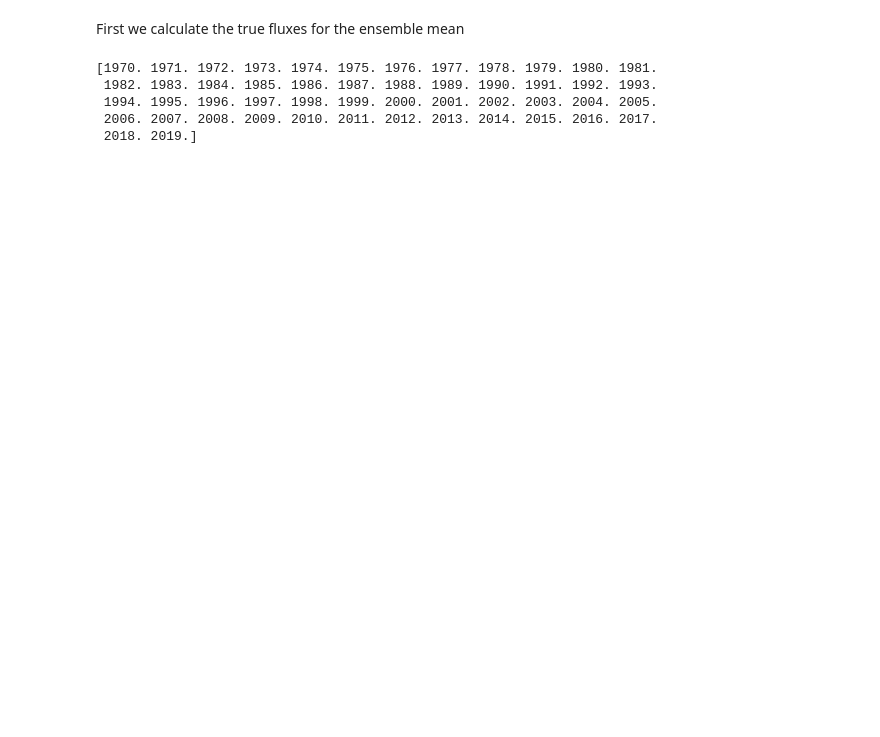
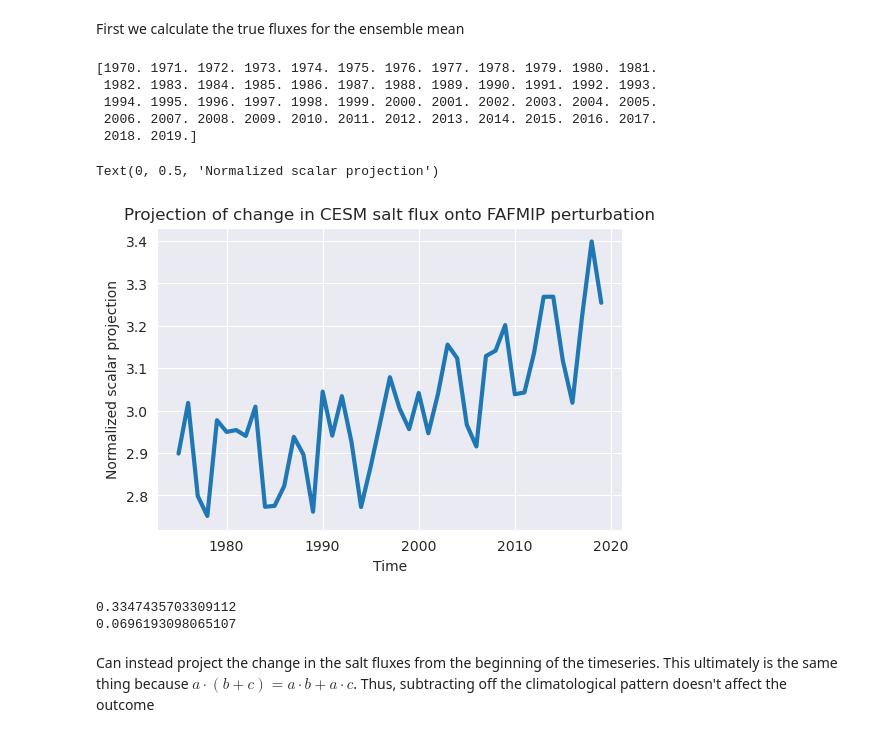
Before and after one commit to aurora-bf/freshwater_flux_linresp, a Jupyter notebook: model_tests/true_freshwater_fluxes.ipynb, the cells around one changed output. Cells and saved outputs as stored; diff of their text form; code cells hidden in the pictures; blank space fills up the shorter version.

Commit message:
updated notebook, true fluxes

```diff
--- a/model_tests/true_freshwater_fluxes.ipynb
+++ b/model_tests/true_freshwater_fluxes.ipynb
@@ -82,4 +82,5 @@ area_wfo=xr.DataArray(area,dims=["latitude","longitude"],coords=[wfo.latitude,wf
 ds_out = xe.util.grid_global(1, 1)
 regridder_wfo= xe.Regridder(wfo, ds_out, "bilinear",periodic=True)
 wfo = regridder_wfo(wfo)
+wfo=wfo.rename({'y': 'latitude','x': 'longitude'})
 wfo=wfo.assign_coords(latitude=wfo.lat[:,0],longitude=wfo.lon[0,:])
@@ -87,0 +87,53 @@ wfo=wfo.assign_coords(latitude=wfo.lat[:,0],longitude=wfo.lon[0,:])
+# %%
+#now we want to compute the projection of cesm fluxes onto the fafmip perturbation field
+
+y=np.reshape(wfo.mean('time')*area.where(area.latitude<65),(1,180*360)) #reshape the perturbation field to be a vector
+
+proj=np.empty(50)
+err=np.empty(50)
+for i in range(0,50):
+    x=np.reshape(salt_flux_avg_1970to2019[i*12:(i+1)*12,:,:].mean('time')*area.where(area.latitude<65),(1,180*360))
+    proj[i]=np.nansum(x*y)/(np.nansum(y*y))
+    err[i]=(np.nansum(np.abs(proj[i]*y)))/(np.nansum(np.abs(x-proj[i]*y))) #portion of cesm salt flux explained by projection divided by proportion of salt flux explained by rejection. come back to this
+# %%
+import matplotlib as mpl
+mpl.rcParams['figure.dpi'] = 100
+plt.plot(np.linspace(1975,2019,45),proj[5:50],linewidth=3)
+plt.xlabel('Time')
+plt.title('Projection of change in CESM salt flux onto FAFMIP perturbation')
+plt.ylabel('Normalized scalar projection')
+# %% [output]
+Text(0, 0.5, 'Normalized scalar projection')
+[figure, added]
+# %%
+# do block bootstrapping to deal with effect of natural variability
+
+np.random.seed(0)
+
+change=np.empty([500])
+trend=np.empty([45])
+p=scipy.stats.linregress(np.linspace(0,44,45), y=proj[5:50], alternative='two-sided')
+trend=p.intercept+p.slope*np.linspace(0,44,45)
+
+from recombinator.block_bootstrap import circular_block_bootstrap
+
+# number of replications for bootstraps (number of resampled time-series to generate)
+B = 500
+
+y_star_cb \
+    = circular_block_bootstrap(proj[5:50]-trend,
+                               block_length=2,
+                               replications=B, replace=True)
+bootstrap=[]
+for i in range(0,B):
+    bootstrap.append(trend+y_star_cb[i,:])
+
+for i in range(0,B):
+    change[i]=(bootstrap[i][40:45].mean()-bootstrap[i][0:5].mean())
+print(change.mean())
+print(change.std())
+# %% [output]
+0.3347435703309112
+0.0696193098065107
+# %% [markdown]
+Can instead project the change in the salt fluxes from the beginning of the timeseries. This ultimately is the same thing because $a \cdot (b+c)=a\cdot b + a\cdot c$. Thus, subtracting off the climatological pattern doesn't affect the outcome
```
Also changed, not shown: parts of 13 cells of this notebook.
